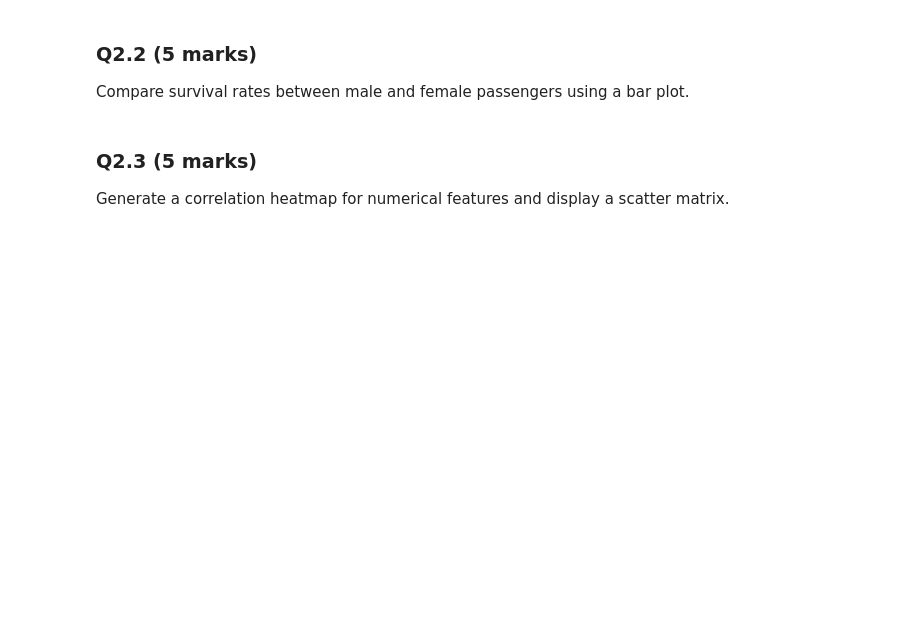
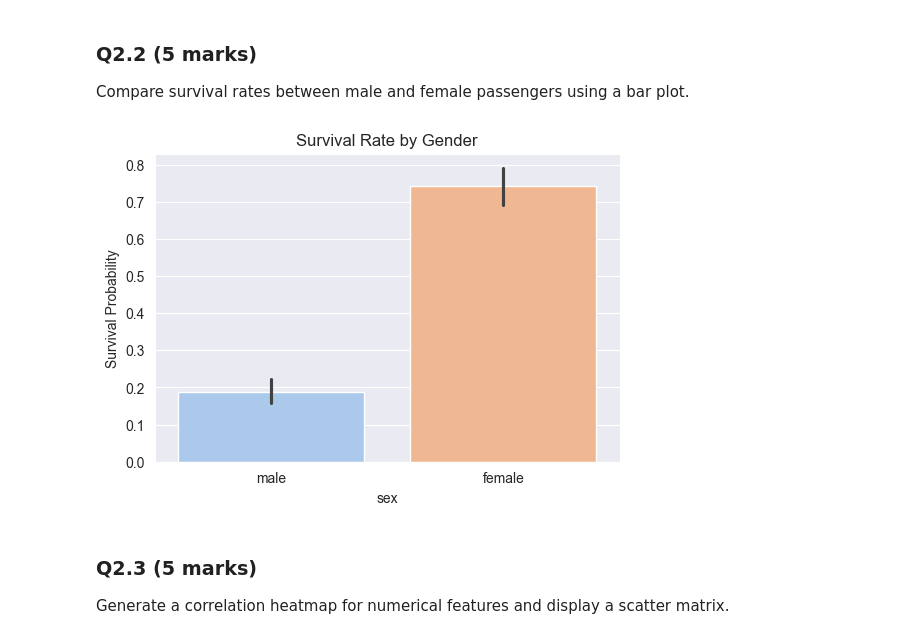
Before and after one commit to mrnamazbek/KBTU_ML_Assignments, a Jupyter notebook: Assignment_6/Titanic.ipynb, the cells around one changed output. Saved outputs shown, nothing was run; the diff lists cells and outputs as text; code cells hidden in the pictures; blank space fills up the shorter version.

Commit message:
run all and show visualization for assignment 6

```diff
--- a/Assignment_6/Titanic.ipynb
+++ b/Assignment_6/Titanic.ipynb
@@ -33,10 +46,12 @@ plt.show()
 Compare survival rates between male and female passengers using a bar plot.
 # %%
 plt.figure(figsize=(6, 4))
-sns.barplot(x='sex', y='survived', data=df, palette='pastel') # Plot survival rate / Построить график выживаемости
+sns.barplot(x='sex', y='survived', data=df, hue='sex', legend=False, palette='pastel') # Plot survival rate / Построить график выживаемости
 plt.title('Survival Rate by Gender')
 plt.ylabel('Survival Probability')
 plt.show()
+# %% [output]
+[figure, added]
 # %% [markdown]
 ### Q2.3 (5 marks)
 Generate a correlation heatmap for numerical features and display a scatter matrix.
```
Also changed, not shown: parts of 12 cells of this notebook, 1 other file.
